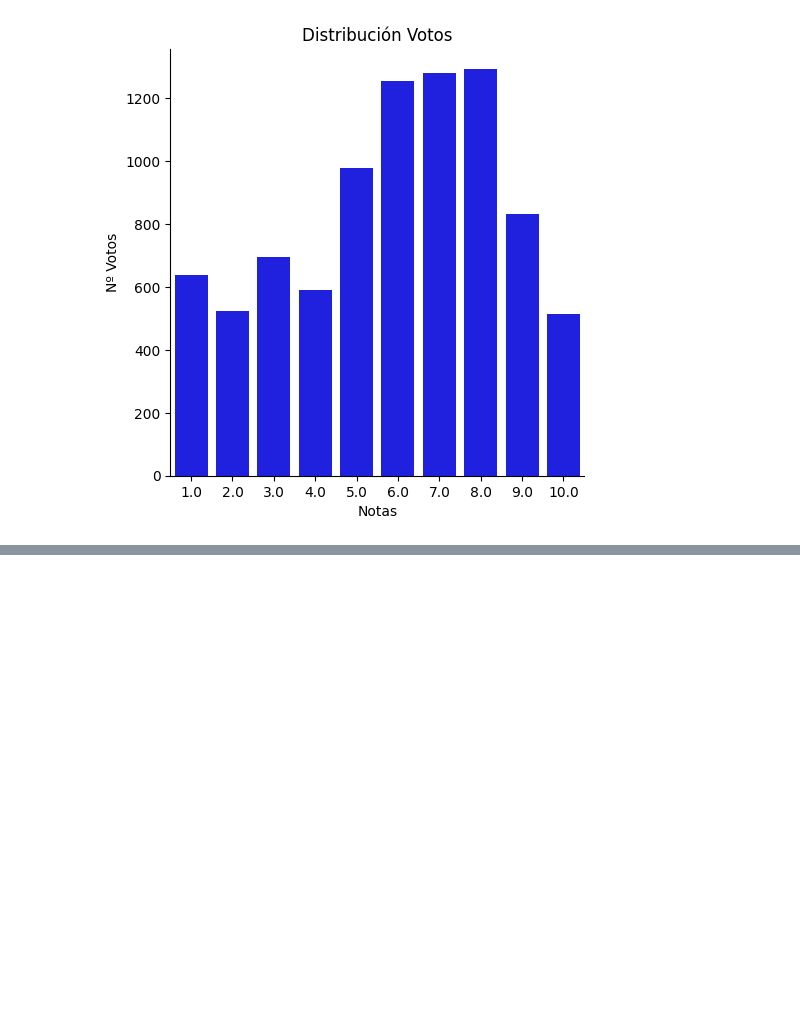
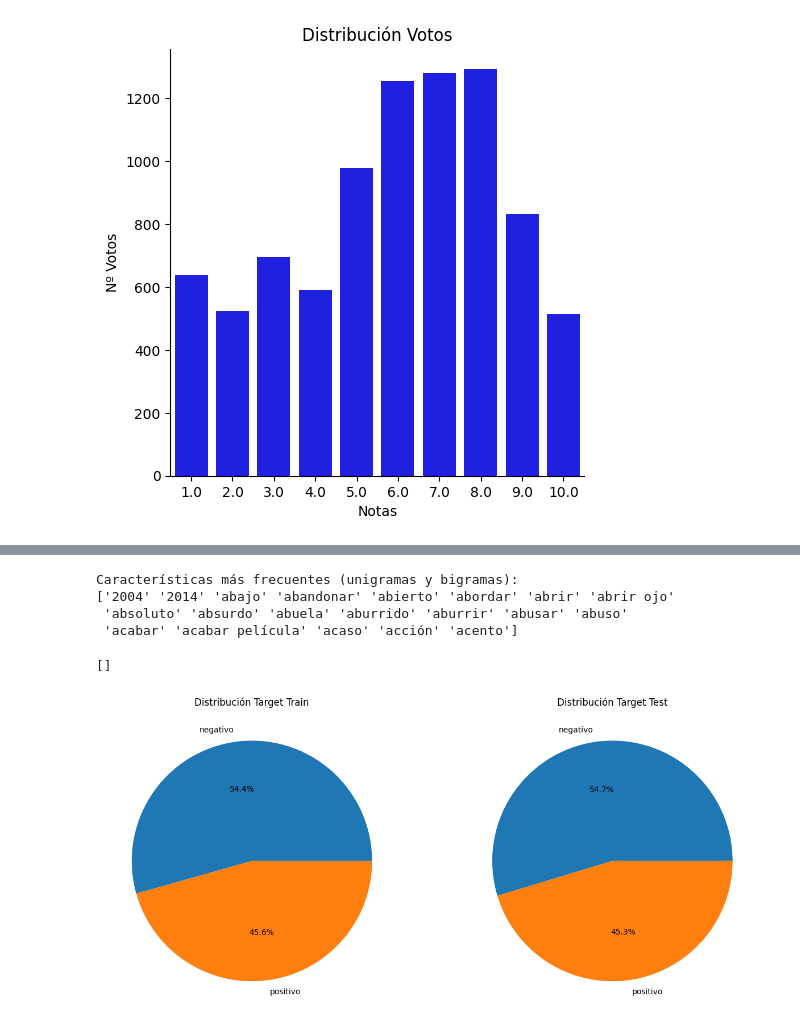
Before and after one commit to ignaciomz/CH_IM_61195, a Jupyter notebook: NLP_ReviewsPeliculasEspañol_IgnacioMartinez.ipynb, the cells around one changed output, grey strips where cells are left out. Cells and saved outputs as stored; diff of their text form; code cells hidden in the pictures; blank space fills up the shorter version.

```diff
--- a/NLP_ReviewsPeliculasEspañol_IgnacioMartinez.ipynb
+++ b/NLP_ReviewsPeliculasEspañol_IgnacioMartinez.ipynb
@@ -332,0 +161,3 @@ Palabras más comunes: [('personajes', 1033), ('películas', 791), ('actores', 7
+# %%
+X = df['texto'].values
+y =  df['polaridad'].values
@@ -332,0 +209,8 @@ Palabras más comunes: [('personajes', 1033), ('películas', 791), ('actores', 7
+# %%
+df_normalized = pd.DataFrame({
+    'texto_normalizado': X_norm,
+    'polaridad': y
+})
+
+# Mostrar las primeras filas del nuevo DataFrame
+print(df_normalized.head())
@@ -332,0 +345,41 @@ Palabras más comunes: [('personajes', 1033), ('películas', 791), ('actores', 7
+# %%
+from sklearn.feature_extraction.text import CountVectorizer
+
+# Generar Bag of Words con bigramas
+vectorizer = CountVectorizer(ngram_range=(1, 2), max_features=2000)  # Unigramas y bigramas, 2000 más frecuentes
+
+# Transformar los textos normalizados a una representación numérica
+X_bow = vectorizer.fit_transform(df_normalized['texto_normalizado'])
+
+# Mostrar las características más frecuentes
+print("Características más frecuentes (unigramas y bigramas):")
+print(vectorizer.get_feature_names_out()[:20])
+# %% [output]
+Características más frecuentes (unigramas y bigramas):
+['2004' '2014' 'abajo' 'abandonar' 'abierto' 'abordar' 'abrir' 'abrir ojo'
+ 'absoluto' 'absurdo' 'abuela' 'aburrido' 'aburrir' 'abusar' 'abuso'
+ 'acabar' 'acabar película' 'acaso' 'acción' 'acento']
+# %%
+from sklearn.model_selection import train_test_split
+
+# Separar datos (X_bow) y etiquetas (y)
+X_train, X_test, y_train, y_test = train_test_split(X_bow, df['polaridad'], test_size=0.2, random_state=42)
+# %%
+import numpy as np
+
+keys_train, counts_train = np.unique(y_train, return_counts=True)
+keys_test, counts_test = np.unique(y_test, return_counts=True)
+perct_train = counts_train / np.sum(counts_train)
+perct_test = counts_test / np.sum(counts_test)
+
+plt.figure(figsize=(15, 15))
+plt.subplot(1, 2, 1)
+plt.pie(perct_train, labels=keys_train, autopct='%1.1f%%')
+plt.title('Distribución Target Train')
+plt.subplot(1, 2, 2)
+plt.pie(perct_test, labels=keys_test, autopct='%1.1f%%')
+plt.title('Distribución Target Test')
+plt.plot()
+# %% [output]
+[]
+[figure, added]
```
Also changed, not shown: parts of 18 cells of this notebook.
